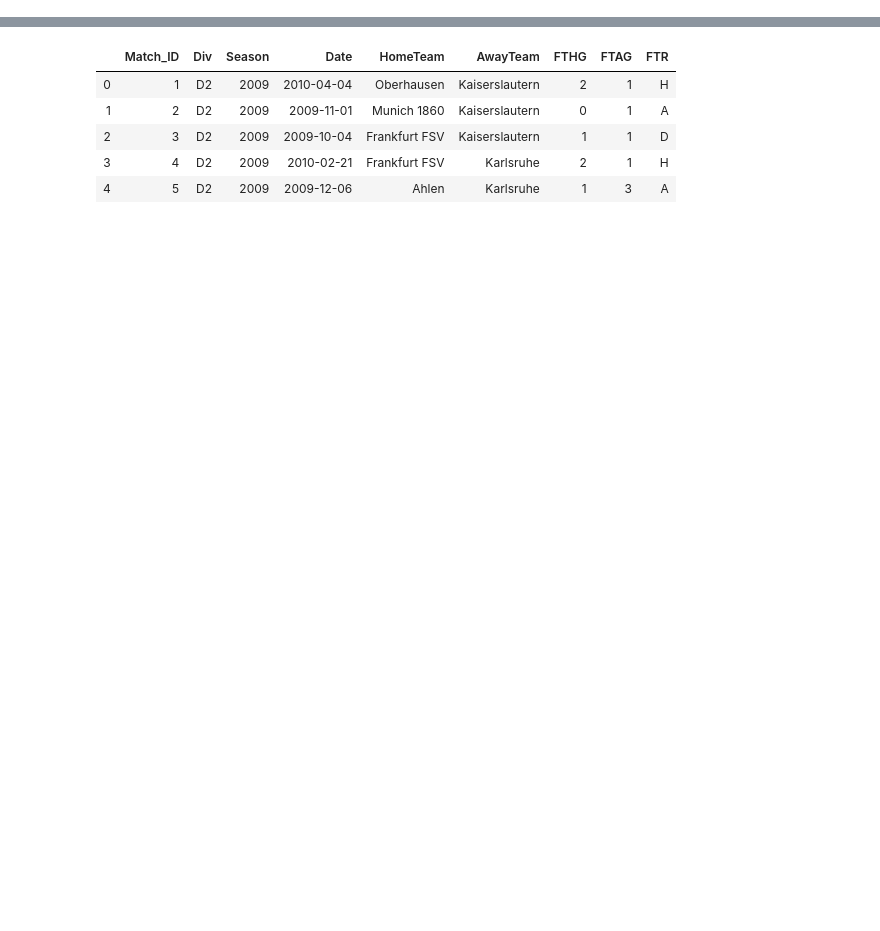
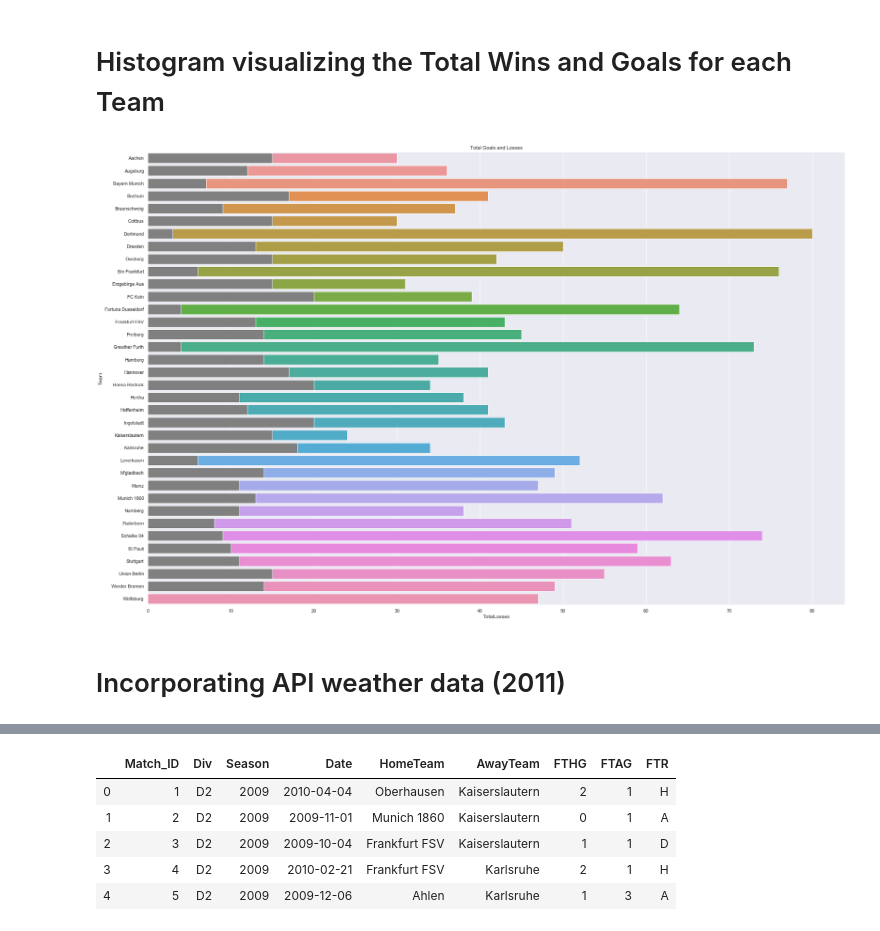
Before and after one commit to laurasuchomska/Project-2, a Jupyter notebook: Project Delphi.ipynb, the cells around one changed output, grey strips where cells are left out. Drawn from its saved outputs; the diff is of its cells as text; code cells hidden in the pictures; blank space fills up the shorter version.

```diff
--- a/Project Delphi.ipynb
+++ b/Project Delphi.ipynb
@@ -9,0 +188,11 @@ df.columns = (x[0] for x in cur.description)
+# %%
+cur.execute('''SELECT AwayTeam AS Team, COUNT(FTR) AS AwayLosses
+               FROM Matches
+               Where Season = 2011
+               AND FTR = 'H'
+               AND NOT Div ='E0'
+               GROUP BY AwayTeam
+               ;''')
+AwayLosses_df = pd.DataFrame(cur.fetchall())
+AwayLosses_df.columns = [x[0] for x in cur.description]
+AwayLosses_df.head()
@@ -9,0 +206,11 @@ df.columns = (x[0] for x in cur.description)
+# %%
+cur.execute('''SELECT Season, HomeTeam AS Team, COUNT(FTR) AS HomeLosses
+               FROM Matches
+               Where Season = 2011
+               AND FTR = 'A'
+               AND NOT Div ='E0'
+               GROUP BY HomeTeam
+               ;''')
+HomeLosses_df = pd.DataFrame(cur.fetchall())
+HomeLosses_df.columns = [x[0] for x in cur.description]
+HomeLosses_df.head()
@@ -9,0 +224,3 @@ df.columns = (x[0] for x in cur.description)
+# %%
+team_df['TotalLosses']= HomeLosses_df.HomeLosses + AwayLosses_df.AwayLosses
+team_df.tail()
@@ -9,0 +234,16 @@ df.columns = (x[0] for x in cur.description)
+# %% [markdown]
+# Histogram visualizing the Total Wins and Goals for each Team
+# %%
+plt.figure(figsize=(30, 20))
+
+ax = sns.barplot(data=team_df,
+                  x = 'TotalGoals',
+                  y = 'Team').set_title('Total Goals and Losses');
+
+ax2 = sns.barplot(data=team_df,
+                  x = 'TotalLosses',
+                  y = 'Team', color='grey');
+# %% [output]
+[figure, added]
+# %% [markdown]
+# Incorporating API weather data (2011)
```
Also changed, not shown: parts of 68 cells of this notebook, 1 other file.
